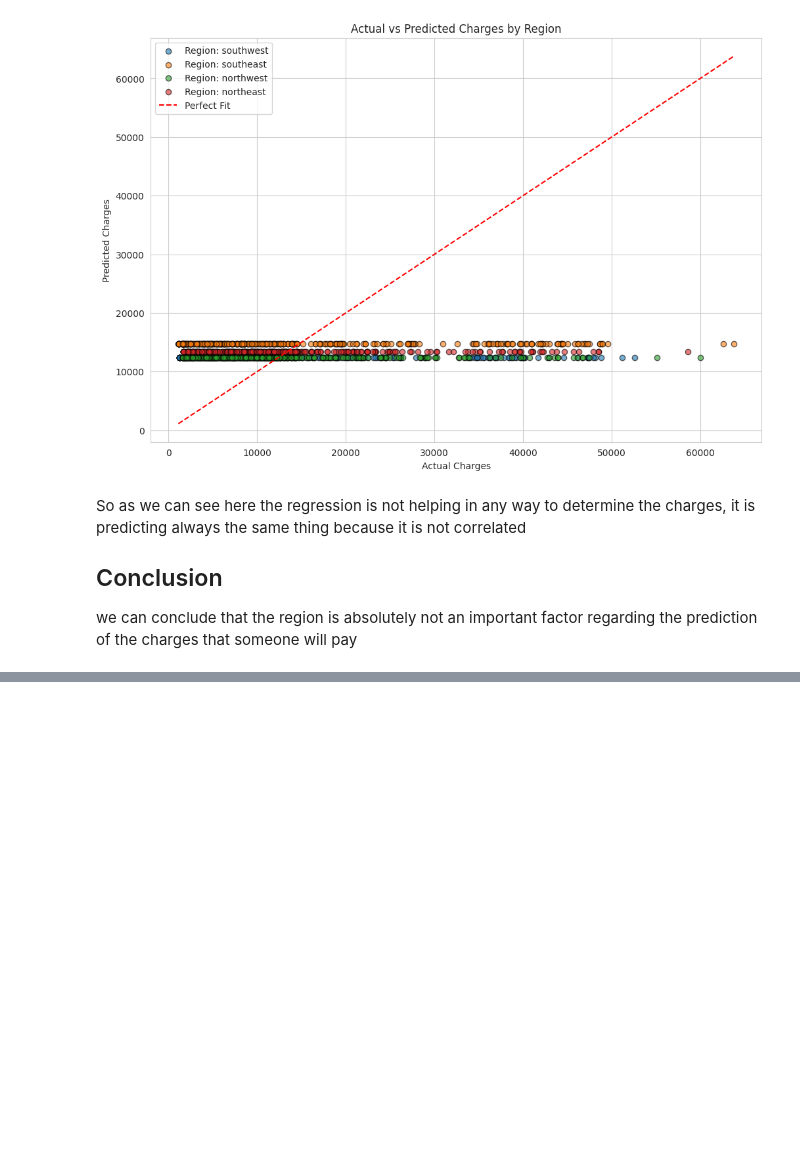
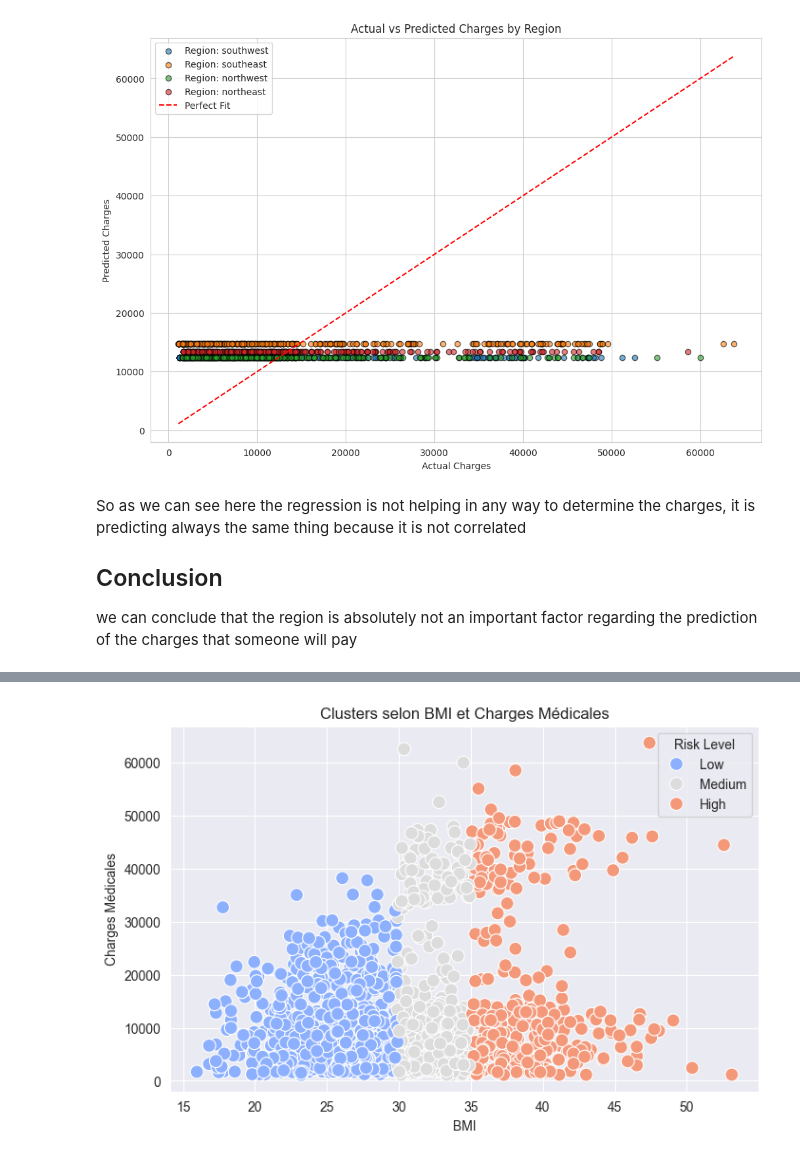
Before and after one commit to DO-2K23-26/mdn_math_insurance, a Jupyter notebook: insurance.ipynb, the cells around one changed output, grey strips where cells are left out. Drawn from its saved outputs; the diff is of its cells as text; code cells hidden in the pictures; blank space fills up the shorter version.

```diff
--- a/insurance.ipynb
+++ b/insurance.ipynb
@@ -452,21 +452,57 @@ So as we can see here the regression is not helping in any way to determine the
 
 we can conclude that the region is absolutely not an important factor regarding the prediction of the charges that someone will pay
 # %%
-# Step 1: Define BMI categories using bins
-bins = [0, 18.5, 24.9, 29.9, df['bmi'].max()]
-labels = ['Underweight', 'Healthy', 'Overweight', 'Obese']
-df['bmi_category'] = pd.cut(df['bmi'], bins=bins, labels=labels)
+import pandas as pd
+import numpy as np
+from sklearn.linear_model import LinearRegression
+from sklearn.model_selection import train_test_split
+from sklearn.metrics import mean_absolute_error, mean_squared_error, r2_score
+from sklearn.preprocessing import StandardScaler
+from sklearn.cluster import KMeans
+import matplotlib.pyplot as plt
+import seaborn as sns
 
-# Step 2: One-hot encode the BMI categories
-bmi_dummies = pd.get_dummies(df['bmi_category'], prefix="bmi")
+df = pd.read_csv('data/insurance.csv')
 
-# Step 3: Add these dummy columns to the DataFrame
-regression_df = pd.concat([df, bmi_dummies], axis=1)
+bins = [0, 18.5, 24.9, 29.9, 35, df['bmi'].max()]
+labels = ['underweight', 'healthy', 'overweight', 'obese', 'severely obese']
+df['bmi_category'] = pd.cut(df['bmi'], bins=bins, labels=labels, include_lowest=True)
 
-# Step 4: Drop one dummy variable to avoid multicollinearity (reference category)
-# Here, we drop the 'Obese' column as the baseline
-regression_df.drop(['bmi_Obese', 'bmi_category'], axis=1, inplace=True)
+print(df[['bmi', 'bmi_category']])
 
-# Print transformed DataFrame
-print(regression_df.head())
+df_encoded =pd.get_dummies(df, columns=['sex', 'smoker', 'region', 'bmi_category'], drop_first=True)
+
+X = df_encoded.drop(columns=['charges'])
+y = df_encoded['charges']
+
+X_train, X_test, y_train, y_test = train_test_split(X, y, test_size=0.3, random_state=42)
+
+reg_model = LinearRegression()
+reg_model.fit(X_train, y_train)
+
+y_pred = reg_model.predict(X_test)
+print(f'MAE: {mean_absolute_error(y_test, y_pred):.2f}')
+print(f'RMSE: {np.sqrt(mean_squared_error(y_test, y_pred)):.2f}')
+print(f'R²: {r2_score(y_test, y_pred):.2f}')
+
+scaler = StandardScaler()
+X_scaled = scaler.fit_transform(X)
+
+kmeans = KMeans(n_clusters=3, random_state=42, n_init=10)
+df['cluster'] = kmeans.fit_predict(X_scaled)
+
+# 🔥 Niveau de risque basé sur les clusters
+risk_mapping = {0: 'Low', 1: 'Medium', 2: 'High'}
+df['risk_level'] = df['cluster'].map(risk_mapping)
+
+print(df[['age', 'bmi', 'charges', 'cluster', 'risk_level']])
+
+# 📊 7. Visualisation des clusters
+plt.figure(figsize=(8, 5))
+sns.scatterplot(x='bmi', y='charges', hue='risk_level', data=df, palette='coolwarm', s=100)
+plt.title('Clusters selon BMI et Charges Médicales')
+plt.xlabel('BMI')
+plt.ylabel('Charges Médicales')
+plt.legend(title='Risk Level')
+plt.show()
 # %% [output]
@@ -485,0 +526 @@ print(regression_df.head())
+[figure, added]
```
Also changed, not shown: parts of 1 cell of this notebook.
